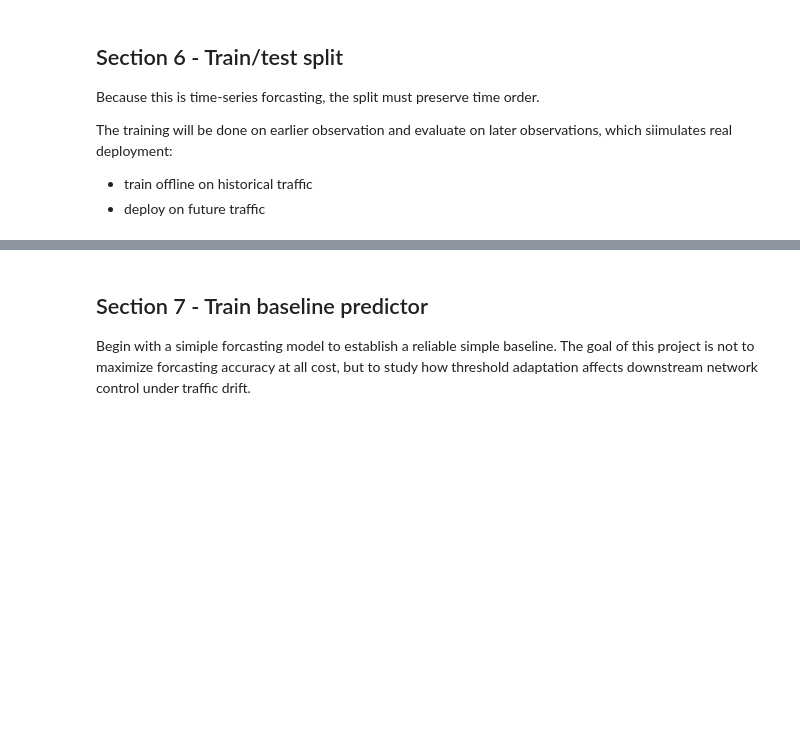
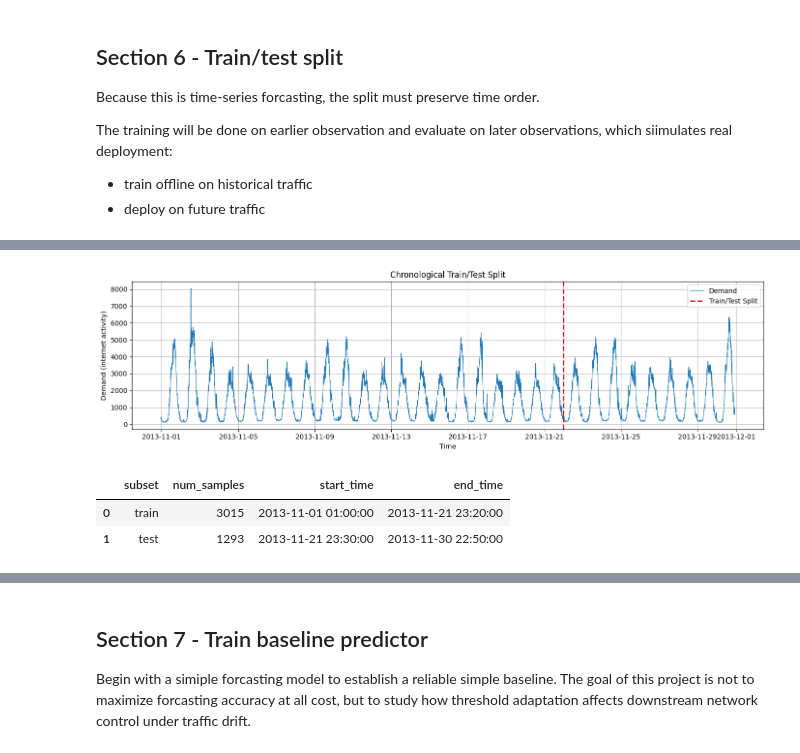
Before and after one commit to zz3427/ML_for_network, a Jupyter notebook: notebooks/01_data_and_baseline.ipynb, the cells around one changed output, grey strips where cells are left out. Saved outputs shown, nothing was run; the diff lists cells and outputs as text; code cells hidden in the pictures; blank space fills up the shorter version.

```diff
--- a/notebooks/01_data_and_baseline.ipynb
+++ b/notebooks/01_data_and_baseline.ipynb
@@ -54,3 +386,11 @@ Output:
 - next-step demand
 
 Note: this is an offline forcasting setup that maches the baseline assumption of the project
+# %%
+# Extract raw arrays
+values = ts_df["demand"].values.astype(float)
+times = ts_df.index.to_numpy()
+
+print("Number of demand values:", len(values))
+print("First timestamp:", times[0])
+print("Last timestamp:", times[-1])
@@ -56,0 +412,7 @@ Note: this is an offline forcasting setup that maches the baseline assumption of
+# %%
+# Build the supervised dataset
+X, y, y_time = make_sliding_windows(values, times, WINDOW_SIZE)
+
+print("Feature matrix shape:", X.shape)
+print("Target vector shape:", y.shape)
+print("Target timestamp shape:", y_time.shape)
@@ -62,3 +483,19 @@ Because this is time-series forcasting, the split must preserve time order.
 The training will be done on earlier observation and evaluate on later observations, which siimulates real deployment:
 - train offline on historical traffic
 - deploy on future traffic
+# %%
+# Split arrays chronologically into train and test sets
+split_idx = int(len(X) * TRAIN_RATIO)
+
+X_train = X[:split_idx]
+X_test = X[split_idx:]
+
+y_train = y[:split_idx]
+y_test = y[split_idx:]
+
+time_train = y_time[:split_idx]
+time_test = y_time[split_idx:]
+
+print("Split index:", split_idx)
+print("Training samples:", len(X_train))
+print("Testing samples:", len(X_test))
@@ -64,0 +523,30 @@ The training will be done on earlier observation and evaluate on later observati
+# %%
+# Plot train/test boundary on full series
+split_time = pd.to_datetime(time_test[0])
+
+plt.figure(figsize=(14, 4))
+plt.plot(ts_df.index, ts_df["demand"], linewidth=0.8, label="Demand")
+plt.axvline(split_time, color="red", linestyle="--", linewidth=2, label="Train/Test Split")
+
+plt.title("Chronological Train/Test Split")
+plt.xlabel("Time")
+plt.ylabel("Demand (internet activity)")
+plt.legend()
+plt.tight_layout()
+plt.show()
+# %% [output]
+[figure, added]
+# %%
+# Summary table
+split_summary = pd.DataFrame({
+    "subset": ["train", "test"],
+    "num_samples": [len(X_train), len(X_test)],
+    "start_time": [pd.to_datetime(time_train[0]), pd.to_datetime(time_test[0])],
+    "end_time": [pd.to_datetime(time_train[-1]), pd.to_datetime(time_test[-1])]
+})
+
+split_summary
+# %% [output]
+|  | subset | num_samples | start_time | end_time |
+| 0 | train | 3015 | 2013-11-01 01:00:00 | 2013-11-21 23:20:00 |
+| 1 | test | 1293 | 2013-11-21 23:30:00 | 2013-11-30 22:50:00 |
```
Also changed, not shown: parts of 76 cells of this notebook, 13 other files.
